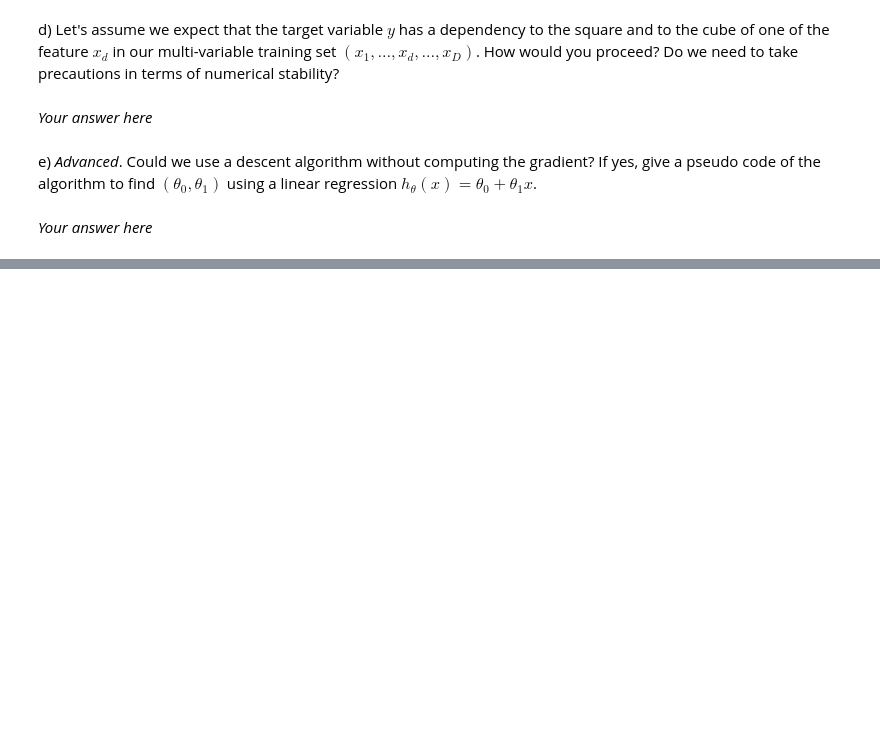
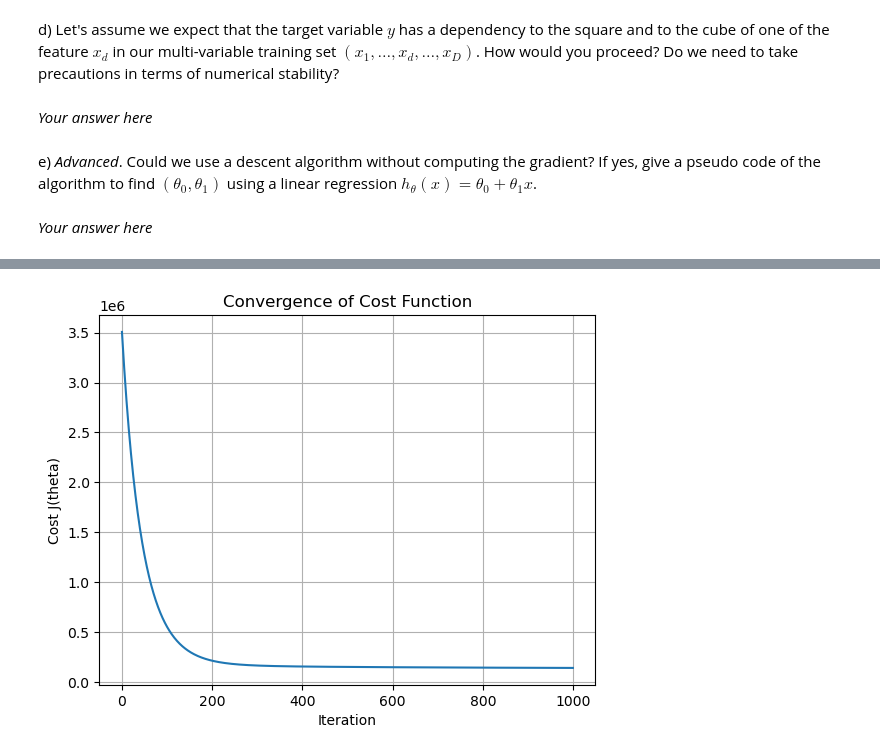
Before and after one commit to evarayHEIG/machle_labs, a Jupyter notebook: pw4/pw4-linear-regression-stud.ipynb, the cells around one changed output, grey strips where cells are left out. Saved outputs shown, nothing was run; the diff lists cells and outputs as text; code cells hidden in the pictures; blank space fills up the shorter version.

```diff
--- a/pw4/pw4-linear-regression-stud.ipynb
+++ b/pw4/pw4-linear-regression-stud.ipynb
@@ -245,0 +332,8 @@ _Your answer here_
+# %%
+x1 = dataset["living_area"].to_numpy(dtype=float)
+x2 = dataset["nb_rooms"].to_numpy(dtype=float)
+y  = dataset["rent_price"].to_numpy(dtype=float)
+
+X_raw = np.column_stack([x1, x2])
+Xn, means2, stds2 = normalize(X_raw)
+Xn_bias = np.column_stack([np.ones(Xn.shape[0]), Xn])
@@ -245,0 +350,10 @@ _Your answer here_
+# %%
+# Draw the convergence graph
+plt.plot(history2)
+plt.title('Convergence of Cost Function')
+plt.xlabel('Iteration')
+plt.ylabel('Cost J(theta)')
+plt.grid(True)
+plt.show()
+# %% [output]
+[figure, added]
```
Also changed, not shown: parts of 11 cells of this notebook.
